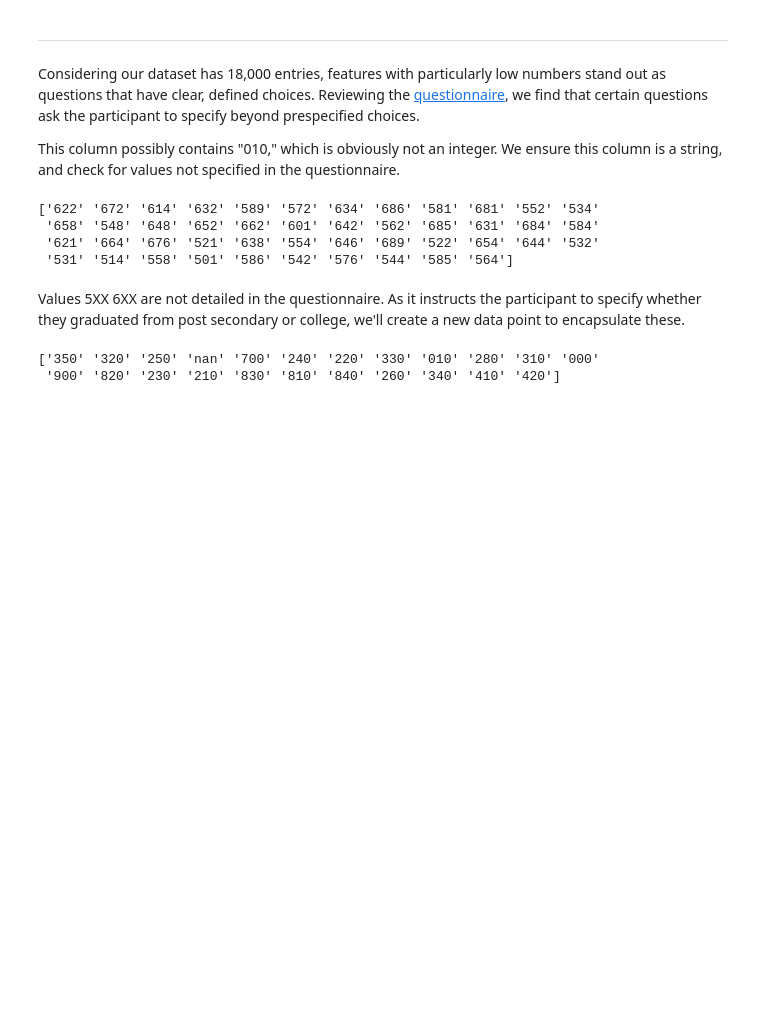
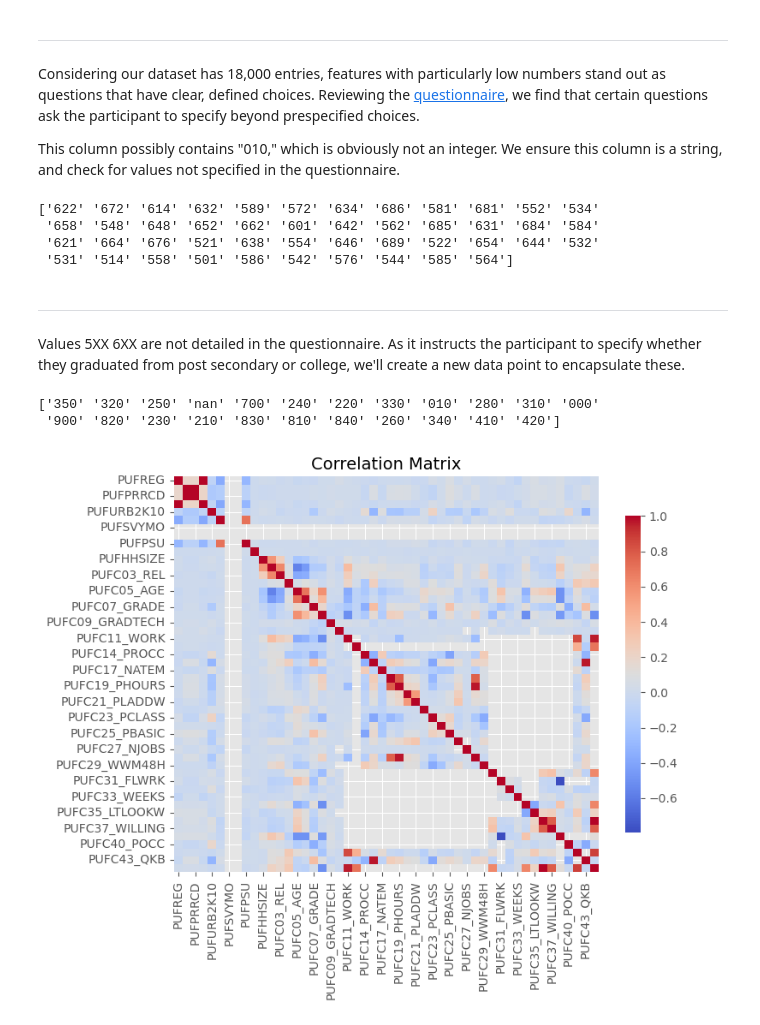
Before and after one commit to devonjavier/STINTSY-Project, a Jupyter notebook: STINTSY_MCO_LFS.ipynb, the cells around one changed output. Saved outputs shown, nothing was run; the diff lists cells and outputs as text; code cells hidden in the pictures; blank space fills up the shorter version.

Commit message:
Correlation Matrix

```diff
--- a/STINTSY_MCO_LFS.ipynb
+++ b/STINTSY_MCO_LFS.ipynb
@@ -172,6 +176,7 @@ print(unique_invalid_values)
  '621' '664' '676' '521' '638' '554' '646' '689' '522' '654' '644' '532'
  '531' '514' '558' '501' '586' '542' '576' '544' '585' '564']
 # %% [markdown]
+---
 Values 5XX 6XX are not detailed in the questionnaire. As it instructs the participant to specify whether they graduated from post secondary or college, we'll create a new data point to encapsulate these.
 # %%
 lfs_data.loc[~lfs_data['PUFC07_GRADE'].isin(valid_codes), 'PUFC07_GRADE'] = '700'
@@ -179,3 +184,22 @@ print(lfs_data['PUFC07_GRADE'].unique())
 # %% [output]
 ['350' '320' '250' 'nan' '700' '240' '220' '330' '010' '280' '310' '000'
  '900' '820' '230' '210' '830' '810' '840' '260' '340' '410' '420']
+# %%
+corr_matrix = lfs_data.corr()
+
+# Visualize with heatmap
+
+# Visualize with heatmap (reduce text size and color intensity)
+plt.figure(figsize=(8, 6))  # Adjust figure size
+sns.heatmap(
+    corr_matrix,
+    annot=False,  # Keeps annotations
+    fmt=".2f",   # Limits decimals in annotations
+    annot_kws={"size": 8},  # Smaller font size for annotations
+    cmap='coolwarm',
+    cbar_kws={'shrink': 0.8}  # Shrinks the color bar for better fit
+)
+plt.title("Correlation Matrix", fontsize=14)
+plt.show()
+# %% [output]
+[figure, added]
```
Also changed, not shown: parts of 1 cell of this notebook.
